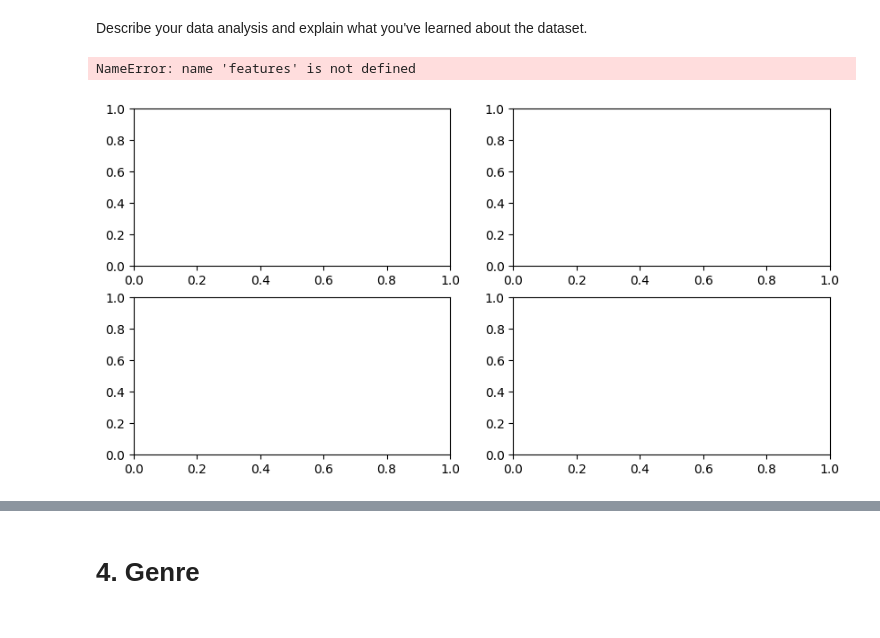
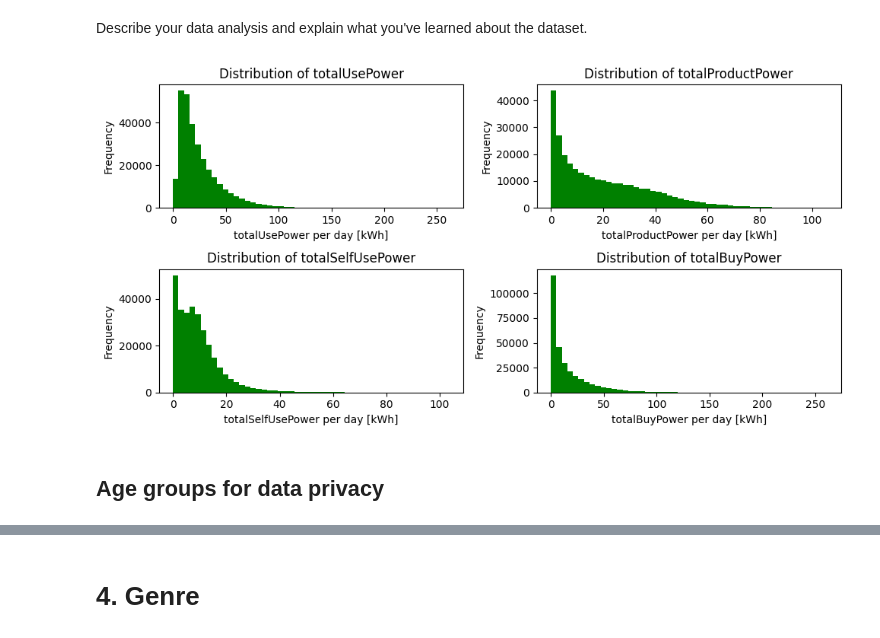
Before and after one commit to shakirmshaker/SocialDataGroup4, a Jupyter notebook: final/explainer.ipynb, the cells around one changed output, grey strips where cells are left out. Drawn from its saved outputs; the diff is of its cells as text; code cells hidden in the pictures.

```diff
--- a/final/explainer.ipynb
+++ b/final/explainer.ipynb
@@ -51,5 +48,4 @@ import altair as alt
 # %%
 df_raw=pd.read_csv('Data/dfMerged.csv')
 df=df_raw.copy()
-df['usage_date'] = pd.to_datetime(df['usage_date'])
-df=df[(df.totalUsePower<500) & (df.totalProductPower<500) & (df.totalSelfUsePower<500) & (df.totalBuyPower<500)]
+df['usage_date'] = pd.to_datetime(df['usage_date'],format='%d/%m/%Y')
@@ -84,0 +66,4 @@ dtype: object
+# %%
+df_ind_age=df_raw.groupby('user_id')['age'].mean()
+print(df_ind_age[(df_ind_age<18)|(df_ind_age>90)])
+df=df[(df.age>=18) & (df.age<=99)]
@@ -87,21 +109,26 @@ dtype: object
 # %% [markdown]
 Describe your data analysis and explain what you've learned about the dataset.
 # %%
+features=['totalUsePower','totalProductPower','totalSelfUsePower','totalBuyPower']
+df_reduced=df.copy()
+df_reduced=df_reduced[(df_reduced.totalUsePower>0) & (df_reduced.totalProductPower>0) & (df_reduced.totalSelfUsePower>0) & (df_reduced.totalBuyPower>0)]
+
 fig, axs = plt.subplots(2, 2, figsize=(10, 5))
 
 for i, feature in enumerate(features):
     row = i // 2
     col = i % 2
 
     # counts, bins, _ = axs[row, col].hist(df_reduced[feature], bins=50)
     # non_zero_bins = bins[:-1][counts > 0]
     axs[row, col].hist(df_reduced[feature], bins=50,color='green')
     axs[row, col].set_title(f"Distribution of {feature}")
     axs[row, col].set_xlabel(f"{feature} per day [kWh]")
     axs[row, col].set_ylabel("Frequency")
 
 plt.tight_layout()
 plt.show()
 # %% [output]
-NameError: name 'features' is not defined
-[figure, old version]
+[figure, new version]
+# %% [markdown]
+## Age groups for data privacy
```
Also changed, not shown: parts of 19 cells of this notebook.
